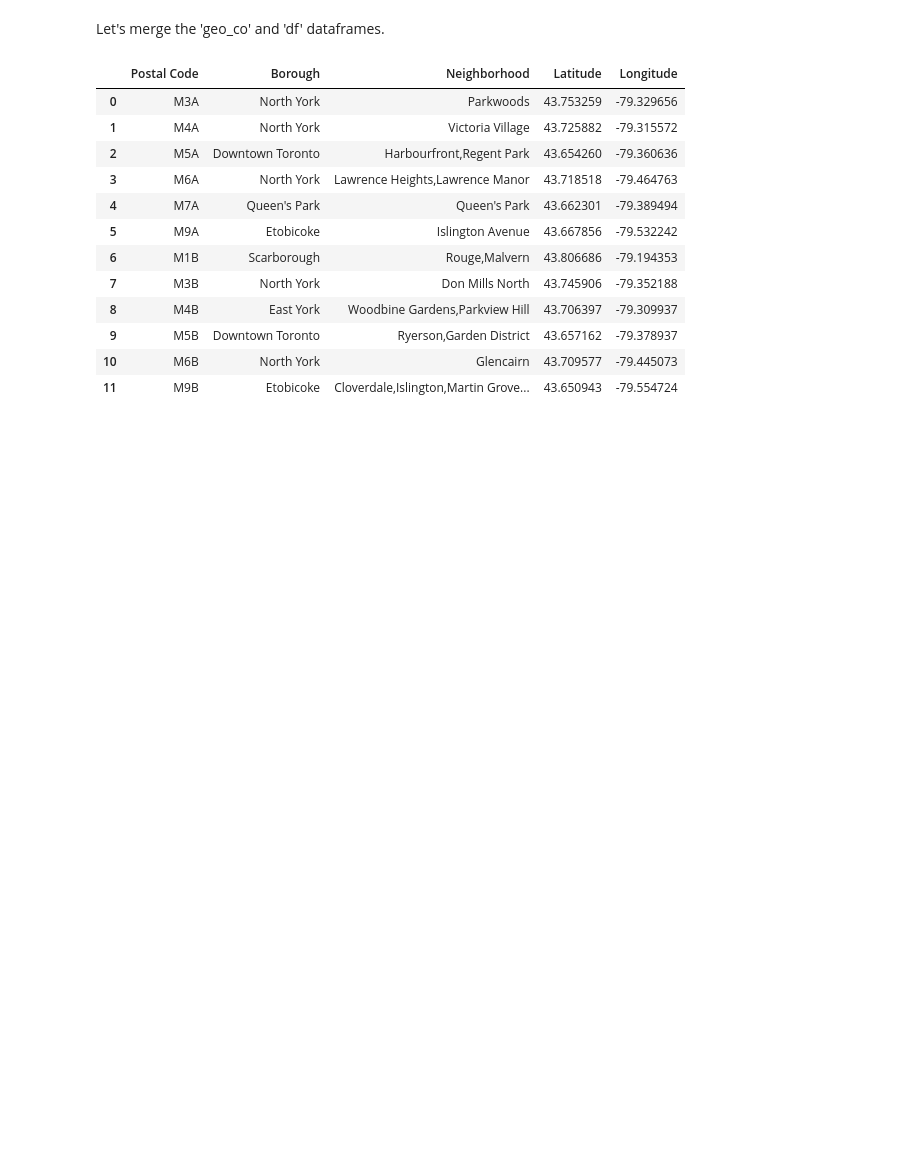
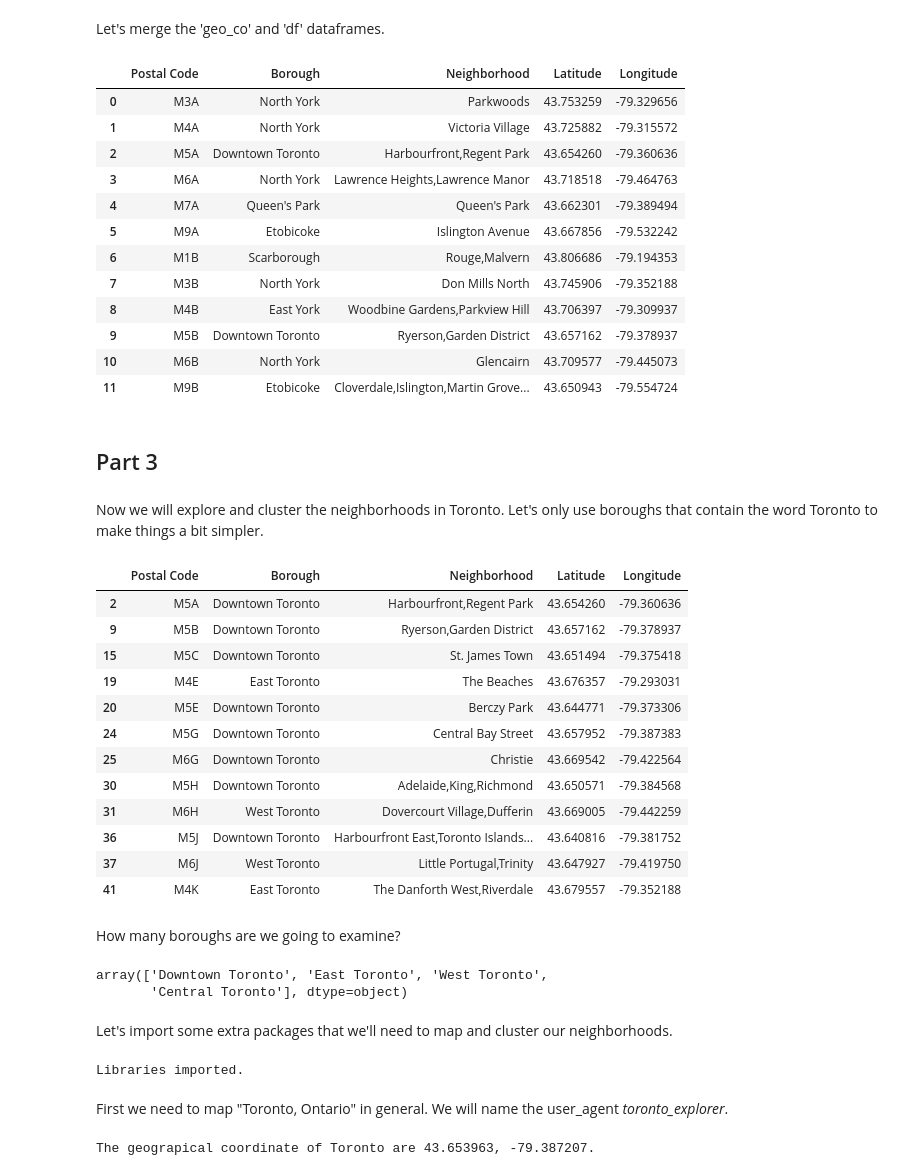
Before and after one commit to adamjameswilson/Coursera_Capstone, a Jupyter notebook: C-P_Week-3_Assignment.ipynb, the cells around one changed output. Saved outputs shown, nothing was run; the diff lists cells and outputs as text; code cells hidden in the pictures; blank space fills up the shorter version.

```diff
--- a/C-P_Week-3_Assignment.ipynb
+++ b/C-P_Week-3_Assignment.ipynb
@@ -139,3 +139,60 @@ df.head(12)
 | 9 | M5B | Downtown Toronto | Ryerson,Garden District | 43.657162 | -79.378937 |
 | 10 | M6B | North York | Glencairn | 43.709577 | -79.445073 |
 | 11 | M9B | Etobicoke | Cloverdale,Islington,Martin Grove... | 43.650943 | -79.554724 |
+# %% [markdown]
+## Part 3
+# %% [markdown]
+Now we will explore and cluster the neighborhoods in Toronto. Let's only use boroughs that contain the word Toronto to make things a bit simpler.
+# %%
+df = df.loc[df['Borough'].str.contains('Toronto')]
+df.head(12)
+# %% [output]
+|  | Postal Code | Borough | Neighborhood | Latitude | Longitude |
+| 2 | M5A | Downtown Toronto | Harbourfront,Regent Park | 43.654260 | -79.360636 |
+| 9 | M5B | Downtown Toronto | Ryerson,Garden District | 43.657162 | -79.378937 |
+| 15 | M5C | Downtown Toronto | St. James Town | 43.651494 | -79.375418 |
+| 19 | M4E | East Toronto | The Beaches | 43.676357 | -79.293031 |
+| 20 | M5E | Downtown Toronto | Berczy Park | 43.644771 | -79.373306 |
+| 24 | M5G | Downtown Toronto | Central Bay Street | 43.657952 | -79.387383 |
+| 25 | M6G | Downtown Toronto | Christie | 43.669542 | -79.422564 |
+| 30 | M5H | Downtown Toronto | Adelaide,King,Richmond | 43.650571 | -79.384568 |
+| 31 | M6H | West Toronto | Dovercourt Village,Dufferin | 43.669005 | -79.442259 |
+| 36 | M5J | Downtown Toronto | Harbourfront East,Toronto Islands... | 43.640816 | -79.381752 |
+| 37 | M6J | West Toronto | Little Portugal,Trinity | 43.647927 | -79.419750 |
+| 41 | M4K | East Toronto | The Danforth West,Riverdale | 43.679557 | -79.352188 |
+# %% [markdown]
+How many boroughs are we going to examine?
+# %%
+df.Borough.unique()
+# %% [output]
+array(['Downtown Toronto', 'East Toronto', 'West Toronto',
+       'Central Toronto'], dtype=object)
+# %% [markdown]
+Let's import some extra packages that we'll need to map and cluster our neighborhoods.
+# %%
+# !conda install -c conda-forge geopy --yes
+from geopy.geocoders import Nominatim # convert an address into latitude and longitude values
+
+# Matplotlib and associated plotting modules
+import matplotlib.cm as cm
+import matplotlib.colors as colors
+
+# import k-means from clustering stage
+from sklearn.cluster import KMeans
+
+# !conda install -c conda-forge folium=0.5.0 --yes
+import folium # map rendering library
+
+print('Libraries imported.')
+# %% [output]
+Libraries imported.
+# %% [markdown]
+First we need to map "Toronto, Ontario" in general. We will name the user_agent *toronto_explorer*.
+# %%
+geolocator = Nominatim(user_agent="toronto_explorer")
+location = geolocator.geocode('Toronto, Ontario')
+latitude = location.latitude
+longitude = location.longitude
+print('The geograpical coordinate of Toronto are {}, {}.'.format(latitude, longitude))
+# %% [output]
+The geograpical coordinate of Toronto are 43.653963, -79.387207.
```
Also changed, not shown: parts of 30 cells of this notebook.
